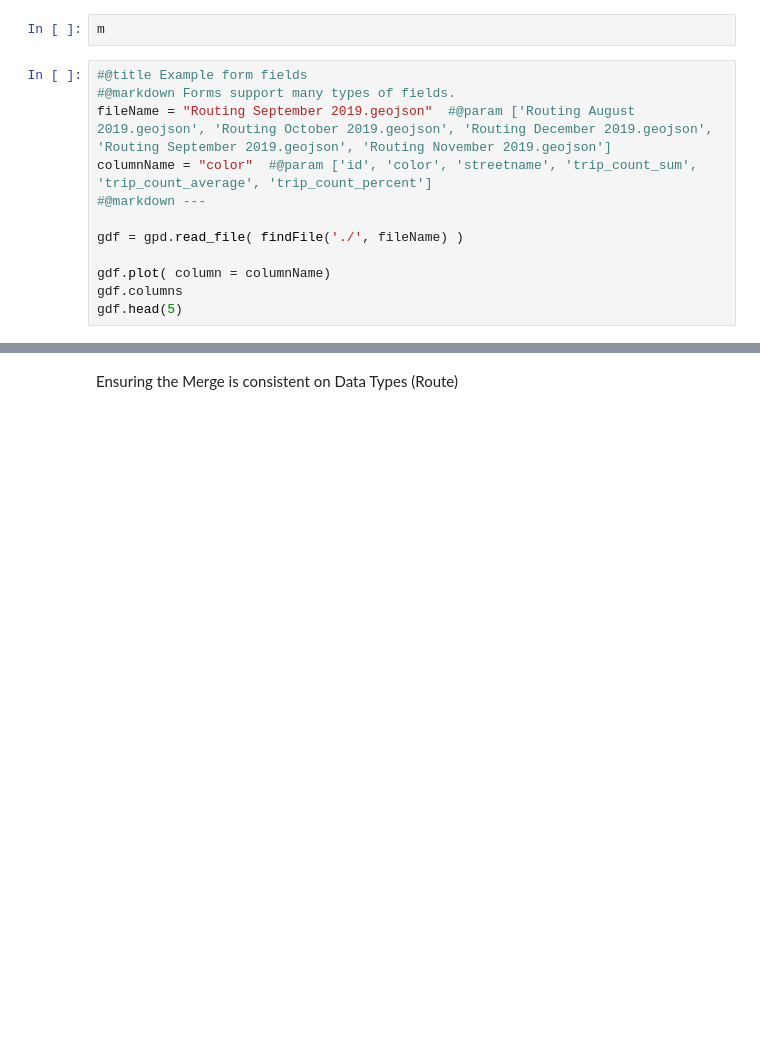
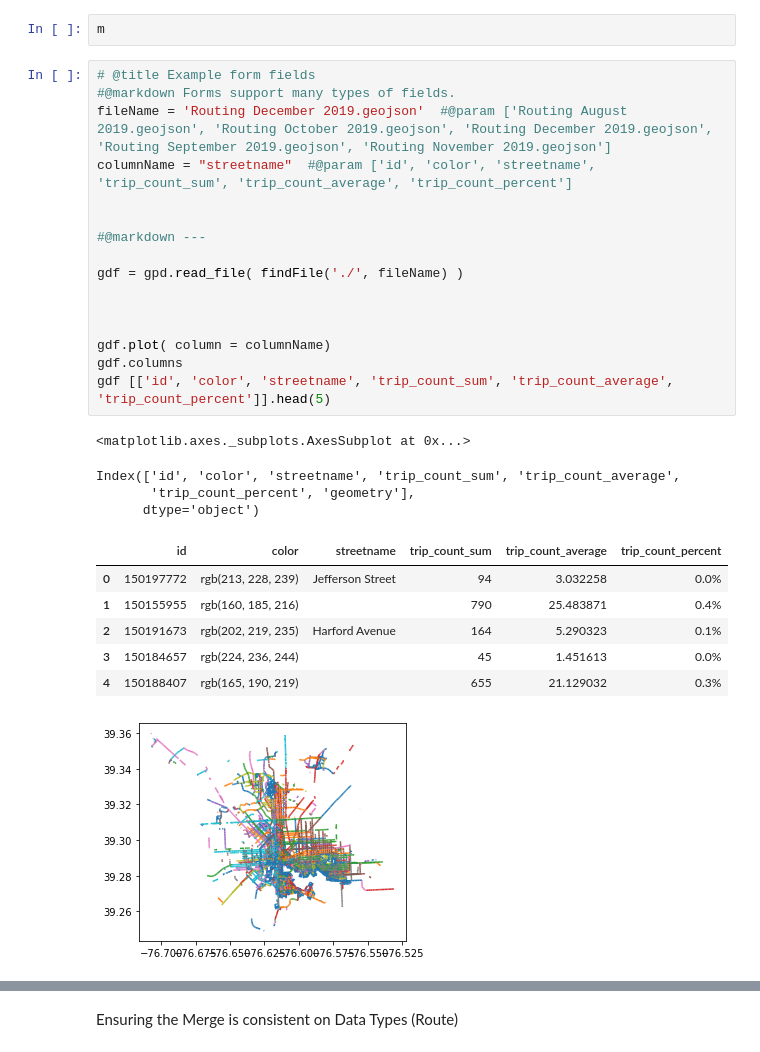
Before and after one commit to karpatic/datalab, a Jupyter notebook: notebooks/02_scooterExploration.ipynb, the cells around one changed output, grey strips where cells are left out. Saved outputs shown, nothing was run; the diff lists cells and outputs as text; blank space fills up the shorter version.

```diff
--- a/notebooks/02_scooterExploration.ipynb
+++ b/notebooks/02_scooterExploration.ipynb
@@ -208,14 +420,30 @@ m = fol.Map(location = [39.2, -76.6])
 # %%
 m
 # %%
-#@title Example form fields
+# @title Example form fields
 #@markdown Forms support many types of fields.
-fileName = "Routing September 2019.geojson"  #@param ['Routing August 2019.geojson', 'Routing October 2019.geojson', 'Routing December 2019.geojson', 'Routing September 2019.geojson', 'Routing November 2019.geojson']
-columnName = "color"  #@param ['id', 'color', 'streetname', 'trip_count_sum', 'trip_count_average', 'trip_count_percent']
+fileName = 'Routing December 2019.geojson'  #@param ['Routing August 2019.geojson', 'Routing October 2019.geojson', 'Routing December 2019.geojson', 'Routing September 2019.geojson', 'Routing November 2019.geojson']
+columnName = "streetname"  #@param ['id', 'color', 'streetname', 'trip_count_sum', 'trip_count_average', 'trip_count_percent']
+
+
 #@markdown ---
 
 gdf = gpd.read_file( findFile('./', fileName) )
 
+
+
 gdf.plot( column = columnName)
 gdf.columns
-gdf.head(5)
+gdf [['id', 'color', 'streetname', 'trip_count_sum', 'trip_count_average', 'trip_count_percent']].head(5)
+# %% [output]
+<matplotlib.axes._subplots.AxesSubplot at 0x...>
+Index(['id', 'color', 'streetname', 'trip_count_sum', 'trip_count_average',
+       'trip_count_percent', 'geometry'],
+      dtype='object')
+|  | id | color | streetname | trip_count_sum | trip_count_average | trip_count_percent |
+| 0 | 150197772 | rgb(213, 228, 239) | Jefferson Street | 94 | 3.032258 | 0.0% |
+| 1 | 150155955 | rgb(160, 185, 216) |  | 790 | 25.483871 | 0.4% |
+| 2 | 150191673 | rgb(202, 219, 235) | Harford Avenue | 164 | 5.290323 | 0.1% |
+| 3 | 150184657 | rgb(224, 236, 244) |  | 45 | 1.451613 | 0.0% |
+| 4 | 150188407 | rgb(165, 190, 219) |  | 655 | 21.129032 | 0.3% |
+[figure, added]
```
Also changed, not shown: parts of 68 cells of this notebook, 8 other files.
